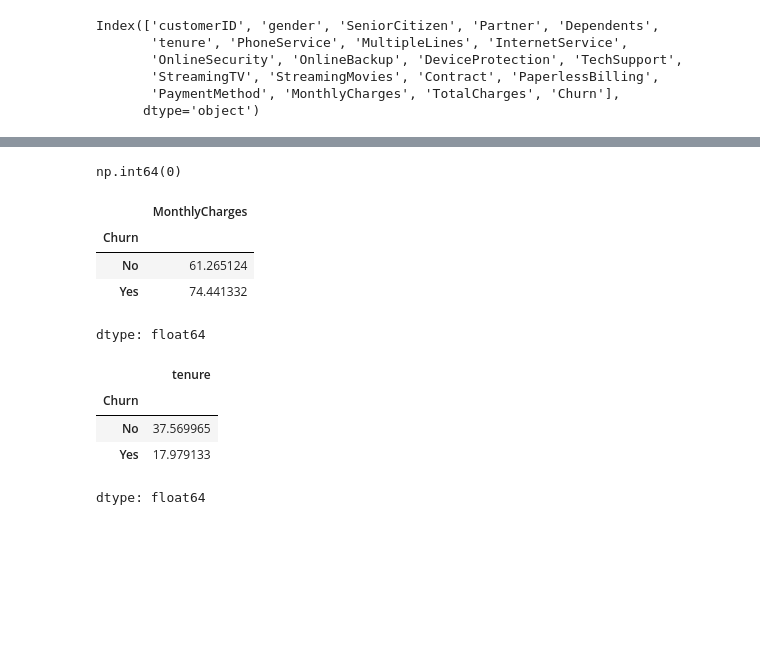
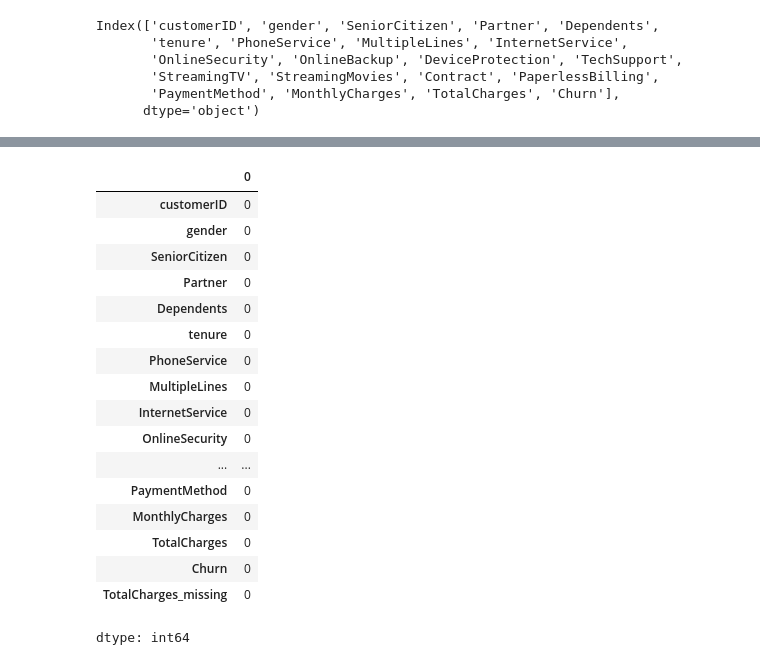
Before and after one commit to YasiruMethmal123/Telco-Customer-Churn, a Jupyter notebook: Churn_Prediction.ipynb, the cells around one changed output, grey strips where cells are left out. Drawn from its saved outputs; the diff is of its cells as text; code cells hidden in the pictures; blank space fills up the shorter version.

```diff
--- a/Churn_Prediction.ipynb
+++ b/Churn_Prediction.ipynb
@@ -102,20 +121,27 @@ numeric_column_data.corr()
+# %%
+cat_cols = df.select_dtypes(include='object').columns
+for col in cat_cols:
+    df[col] = df[col].astype('category')
+# %%
+df['SeniorCitizen'] = df['SeniorCitizen'].astype(int)
 # %%
-data.isna().sum().sum()
+df.isna().sum()
 # %% [output]
+|  | 0 |
+| customerID | 0 |
+| gender | 0 |
+| SeniorCitizen | 0 |
+| Partner | 0 |
+| Dependents | 0 |
+| tenure | 0 |
+| PhoneService | 0 |
+| MultipleLines | 0 |
+| InternetService | 0 |
+| OnlineSecurity | 0 |
+| ... | ... |
+| PaymentMethod | 0 |
+| MonthlyCharges | 0 |
+| TotalCharges | 0 |
+| Churn | 0 |
+| TotalCharges_missing | 0 |
-np.int64(0)
+dtype: int64
-# %%
-df.groupby("Churn")["MonthlyCharges"].mean()
-# %% [output]
-|  | MonthlyCharges |
-| Churn |  |
-| No | 61.265124 |
-| Yes | 74.441332 |
-dtype: float64
-# %%
-df.groupby("Churn")["tenure"].mean()
-# %% [output]
-|  | tenure |
-| Churn |  |
-| No | 37.569965 |
-| Yes | 17.979133 |
-dtype: float64
```
Also changed, not shown: parts of 24 cells of this notebook.
